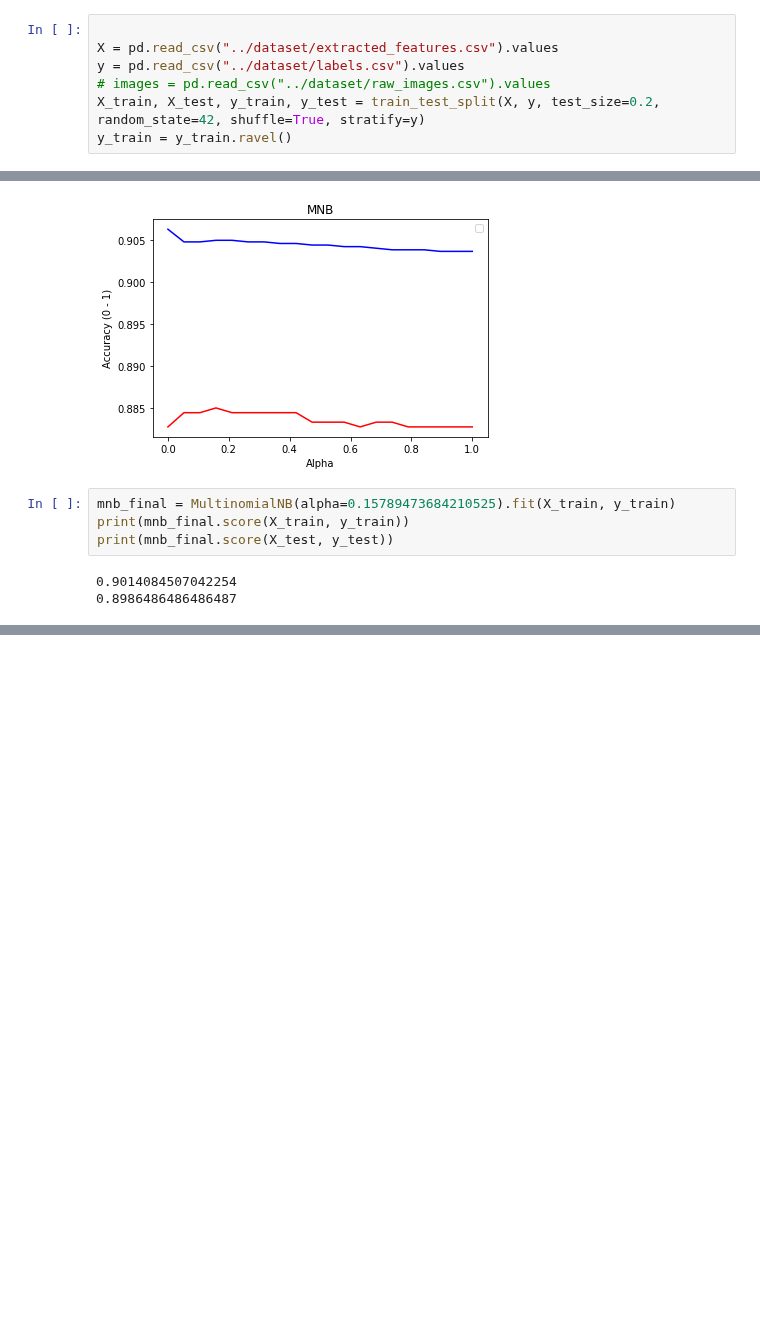
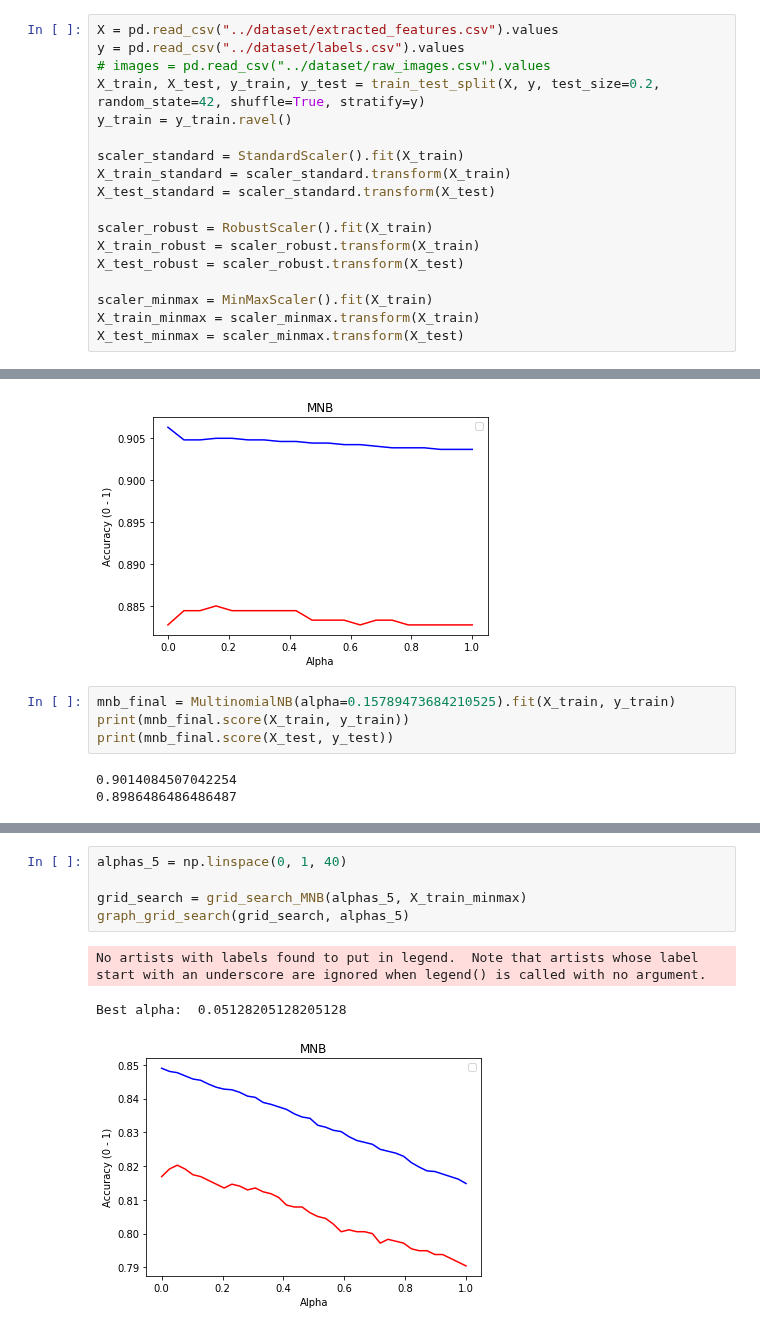
Before and after one commit to jasonmrimer/cse590-machine-learning, a Jupyter notebook: final-project/classifiers/mnb.ipynb, the cells around one changed output, grey strips where cells are left out. Saved outputs shown, nothing was run; the diff lists cells and outputs as text; blank space fills up the shorter version.

```diff
--- a/final-project/classifiers/mnb.ipynb
+++ b/final-project/classifiers/mnb.ipynb
@@ -12,9 +13,20 @@ from sklearn.neural_network import MLPClassifier
 from sklearn.svm import LinearSVC, SVC
 # %%
-
 X = pd.read_csv("../dataset/extracted_features.csv").values
 y = pd.read_csv("../dataset/labels.csv").values
 # images = pd.read_csv("../dataset/raw_images.csv").values
 X_train, X_test, y_train, y_test = train_test_split(X, y, test_size=0.2, random_state=42, shuffle=True, stratify=y)
 y_train = y_train.ravel()
+
+scaler_standard = StandardScaler().fit(X_train)
+X_train_standard = scaler_standard.transform(X_train)
+X_test_standard = scaler_standard.transform(X_test)
+
+scaler_robust = RobustScaler().fit(X_train)
+X_train_robust = scaler_robust.transform(X_train)
+X_test_robust = scaler_robust.transform(X_test)
+
+scaler_minmax = MinMaxScaler().fit(X_train)
+X_train_minmax = scaler_minmax.transform(X_train)
+X_test_minmax = scaler_minmax.transform(X_test)
 # %%
@@ -128,0 +151,9 @@ print(mnb_final.score(X_test, y_test))
+# %%
+alphas_5 = np.linspace(0, 1, 40)
+
+grid_search = grid_search_MNB(alphas_5, X_train_minmax)
+graph_grid_search(grid_search, alphas_5)
+# %% [output]
+No artists with labels found to put in legend.  Note that artists whose label start with an underscore are ignored when legend() is called with no argument.
+Best alpha:  0.05128205128205128
+[figure, added]
```
Also changed, not shown: parts of 10 cells of this notebook.
